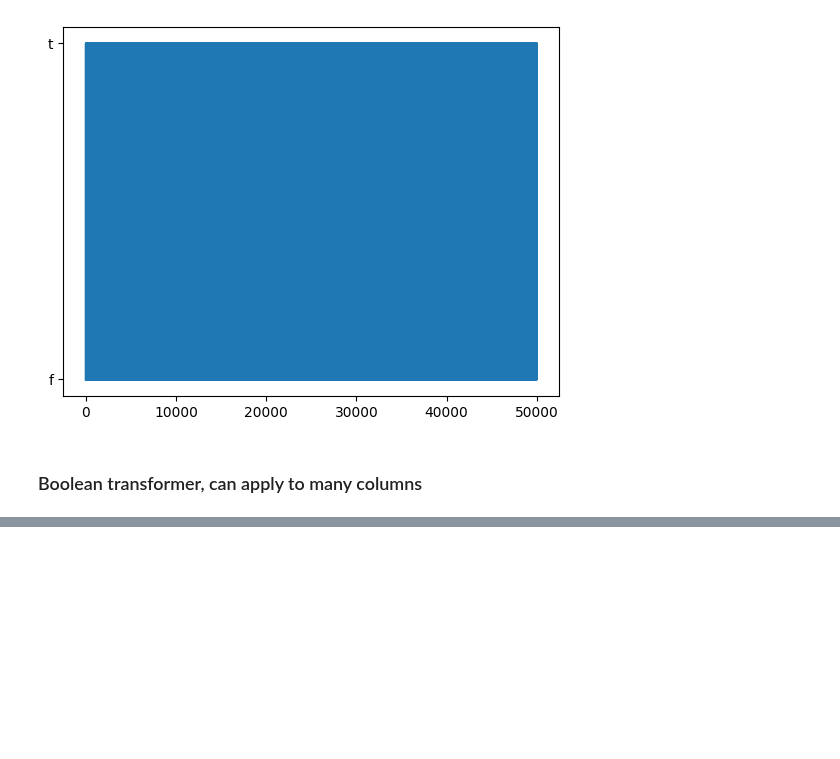
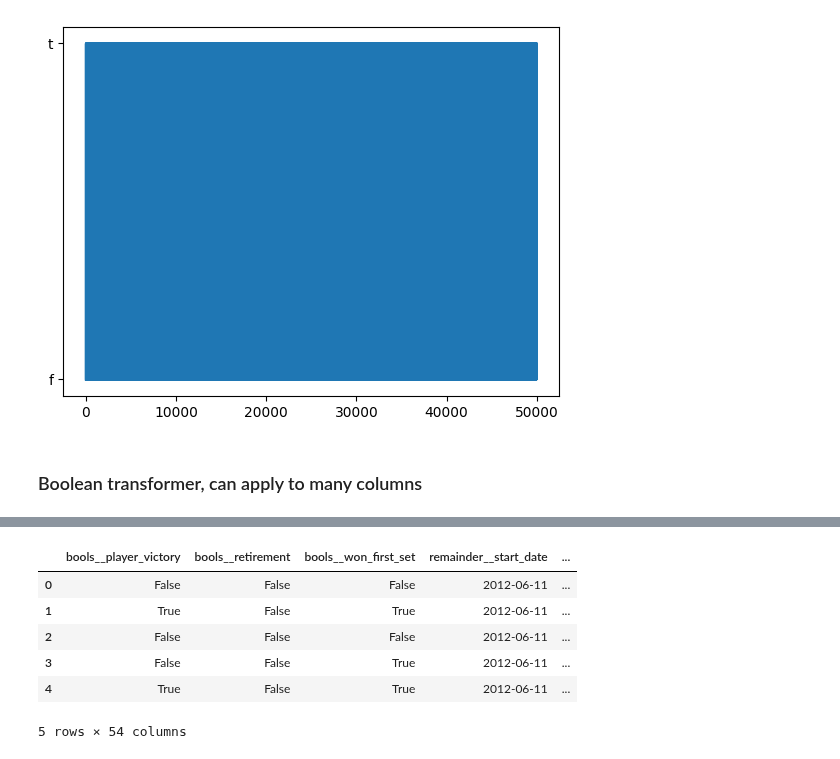
Before and after one commit to hughharford/atp, a Jupyter notebook: notebooks/02_split_C&W_datasets.ipynb, the cells around one changed output, grey strips where cells are left out. Cells and saved outputs as stored; diff of their text form; code cells hidden in the pictures; blank space fills up the shorter version.

```diff
--- a/notebooks/02_split_C&W_datasets.ipynb
+++ b/notebooks/02_split_C&W_datasets.ipynb
@@ -116 +151,9 @@ boolean_transformer = Pipeline([
 ])
+# %%
+# Create preprocessor with transformers
+preprocessor = ColumnTransformer(
+    transformers=[
+        ('bools', boolean_transformer, list(check_boolean_columns.keys())),
+
+    ],remainder='passthrough'
+    )
@@ -116,0 +178,5 @@ boolean_transformer = Pipeline([
+# %%
+# Build the pipeline with the different steps
+pipe = Pipeline([
+    ('preprocessor', preprocessor),
+])
@@ -132,0 +196,2 @@ matches_df_1st_50k[check_boolean_columns.keys()]
+# %%
+matches_booleans = pipe.fit_transform(matches_df_1st_50k)
@@ -132,0 +208,16 @@ matches_df_1st_50k[check_boolean_columns.keys()]
+# %%
+# convert back into dataframe, with (updated) column headings
+matches_booleans = pd.DataFrame(
+    matches_booleans,
+    columns=preprocessor.get_feature_names_out()
+).convert_dtypes().head()
+# %%
+matches_booleans.head()
+# %% [output]
+|  | bools__player_victory | bools__retirement | bools__won_first_set | remainder__start_date | ... |
+| 0 | False | False | False | 2012-06-11 | ... |
+| 1 | True | False | True | 2012-06-11 | ... |
+| 2 | False | False | False | 2012-06-11 | ... |
+| 3 | False | False | True | 2012-06-11 | ... |
+| 4 | True | False | True | 2012-06-11 | ... |
+5 rows × 54 columns
```
Also changed, not shown: parts of 16 cells of this notebook.
